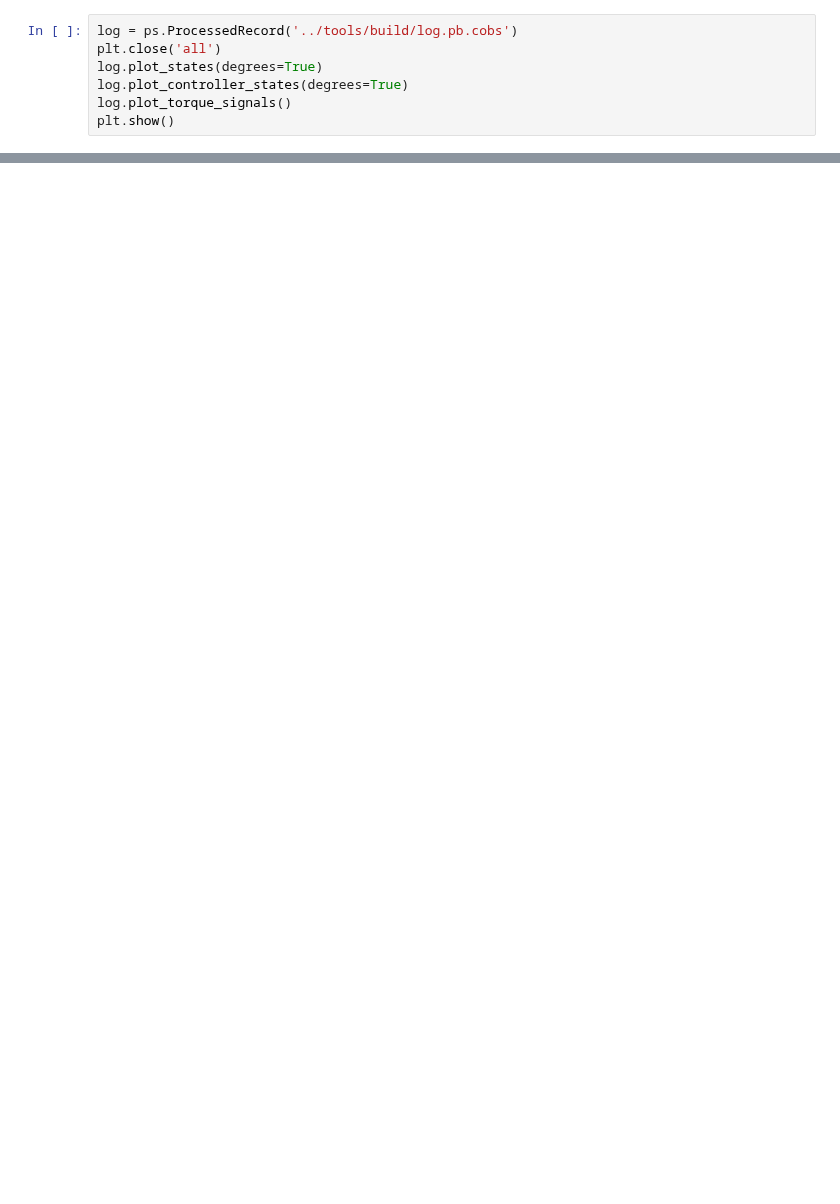
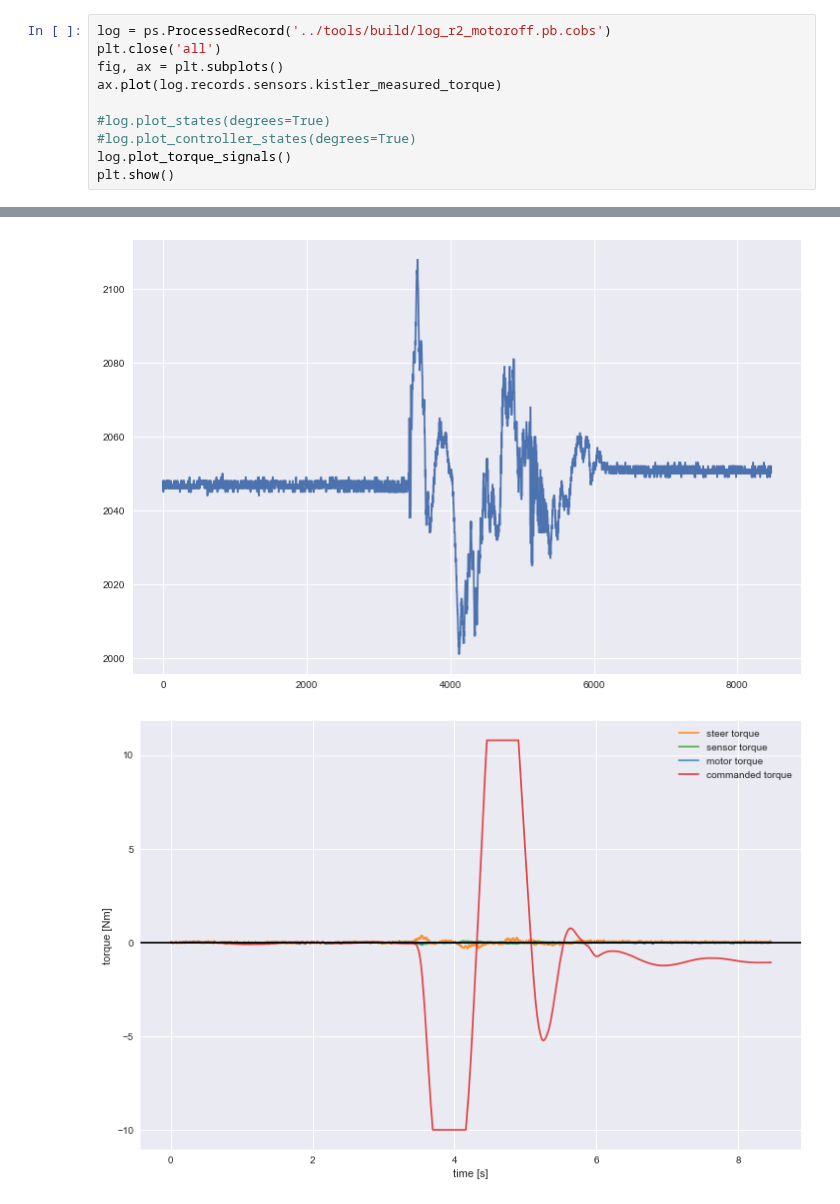
Before and after one commit to oliverlee/phobos, a Jupyter notebook: scripts/plot_simulator_messages.ipynb, the cells around one changed output, grey strips where cells are left out. Saved outputs shown, nothing was run; the diff lists cells and outputs as text; blank space fills up the shorter version.

```diff
--- a/scripts/plot_simulator_messages.ipynb
+++ b/scripts/plot_simulator_messages.ipynb
@@ -14,8 +35,11 @@ import plot_sim as ps
 # %%
-log = ps.ProcessedRecord('../tools/build/log.pb.cobs')
+log = ps.ProcessedRecord('../tools/build/log_r2_motoroff.pb.cobs')
 plt.close('all')
-log.plot_states(degrees=True)
-log.plot_controller_states(degrees=True)
+fig, ax = plt.subplots()
+ax.plot(log.records.sensors.kistler_measured_torque)
+
+#log.plot_states(degrees=True)
+#log.plot_controller_states(degrees=True)
 log.plot_torque_signals()
 plt.show()
 # %% [output]
@@ -27,0 +46,2 @@ plt.show()
+[figure, added]
+[figure, added]
```
Also changed, not shown: parts of 4 cells of this notebook, 1 other file.
